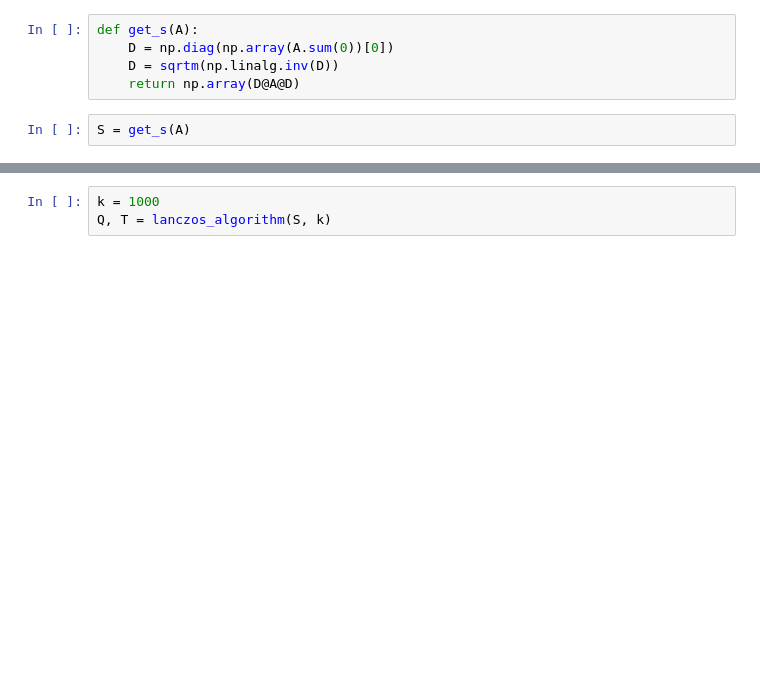
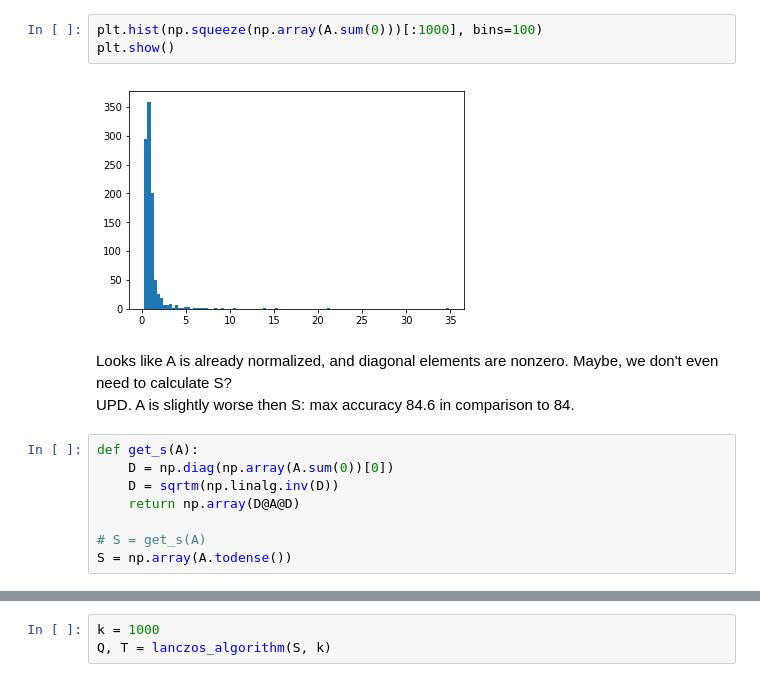
Before and after one commit to mvkolos/LanczosNet, a Jupyter notebook: Baseline.ipynb, the cells around one changed output, grey strips where cells are left out. Drawn from its saved outputs; the diff is of its cells as text; blank space fills up the shorter version.

```diff
--- a/Baseline.ipynb
+++ b/Baseline.ipynb
@@ -23,10 +36,19 @@ A = csr_matrix(adj.detach().to_dense().numpy())
+# %%
+plt.hist(np.squeeze(np.array(A.sum(0)))[:1000], bins=100)
+plt.show()
+# %% [output]
+[figure, added]
+# %% [markdown]
+Looks like A is already normalized, and diagonal elements are nonzero. Maybe, we don't even need to calculate S? <br>
+UPD. A is slightly worse then S: max accuracy 84.6 in comparison to 84.
 # %%
 def get_s(A):
     D = np.diag(np.array(A.sum(0))[0])
     D = sqrtm(np.linalg.inv(D))
     return np.array(D@A@D)
+
+# S = get_s(A)
+S = np.array(A.todense())
-# %%
-S = get_s(A)
 # %%
 plt.matshow(S)
 plt.colorbar()
```
Also changed, not shown: parts of 18 cells of this notebook.
